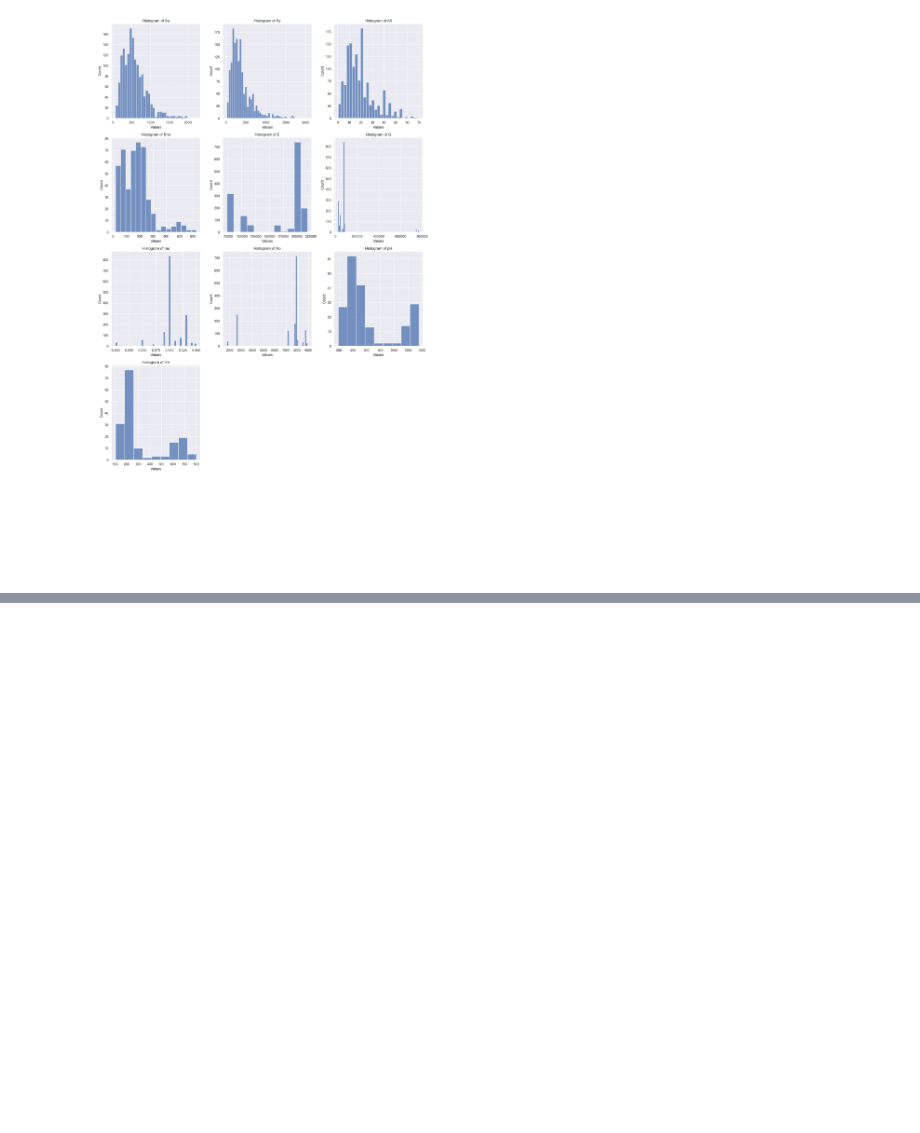
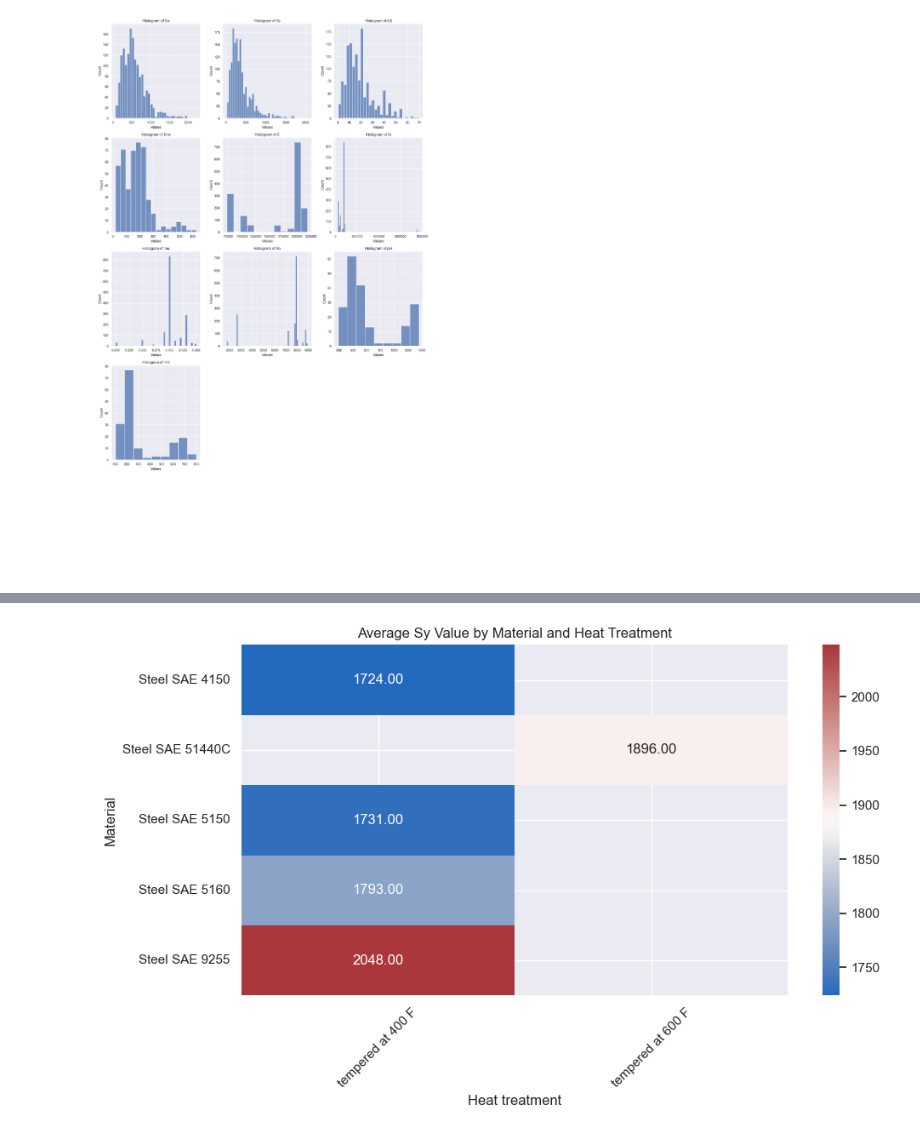
Before and after one commit to GALLP900/CodAcG_Github, a Jupyter notebook: Python_Projects/Materials Mechanical/MechanicalProperties.ipynb, the cells around one changed output, grey strips where cells are left out. Saved outputs shown, nothing was run; the diff lists cells and outputs as text; code cells hidden in the pictures; blank space fills up the shorter version.

```diff
--- a/Python_Projects/Materials Mechanical/MechanicalProperties.ipynb
+++ b/Python_Projects/Materials Mechanical/MechanicalProperties.ipynb
@@ -193,13 +193,13 @@ def material_names(df,standard):
     query_str = f"(Std == '{standard}')"
 
     status = df.query(query_str) \
-        .groupby(["Material", "Heat treatment"])[["Sy", "A5"]] \
-        .agg({"Sy": "mean"}) \
+        .groupby(["Material", "Heat treatment"])[["Sy"]] \
+        .mean() \
         .sort_values(by=["Sy"], ascending=False) \
         .reset_index()
 
     return status
 # %%
-df_ansi = material_names(df,"ANSI")
+df_ansi = material_names(df_clean,"ANSI")
 df_ansi
 # %% [output]
@@ -213,30 +253,34 @@ df_csn
 # %%
 def standard_plots(df):
     """
     Creates a heatmap to show the average 'Sy' value
     for each combination of 'Material' and 'Heat treatment'.
     """
     # Create a pivot table to aggregate the 'Sy' column values
     pivoted_data = pd.pivot_table(
         df,
         values='Sy',
         index='Material',
         columns='Heat treatment',
         aggfunc='mean'
     )
 
     # Create the heatmap
-    fig, ax = plt.subplots(figsize=(10, 6))
+    ax = plt.subplots(figsize=(10, 6))
     ax = sns.heatmap(pivoted_data, cmap="vlag", annot=True, fmt=".2f")
     plt.yticks(rotation=0)
     plt.xticks(rotation=45)
 
     # Set the title for clarity
     ax.set_title('Average Sy Value by Material and Heat Treatment')
 
-    return ax
+    plt.tight_layout()
+    plt.show()
+
 
 # You can call the function with your DataFrame like this:
 standard_plots(df_ansi.head())
+# %% [output]
+[figure, added]
 # %%
 standard_plots(df_gost.head())
```
Also changed, not shown: parts of 5 cells of this notebook.
